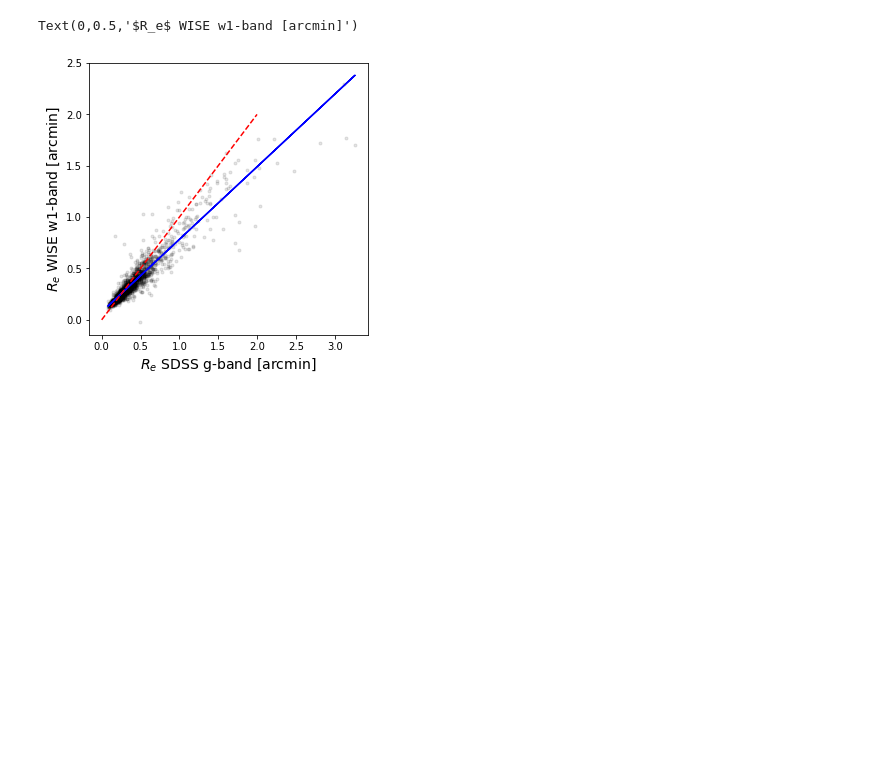
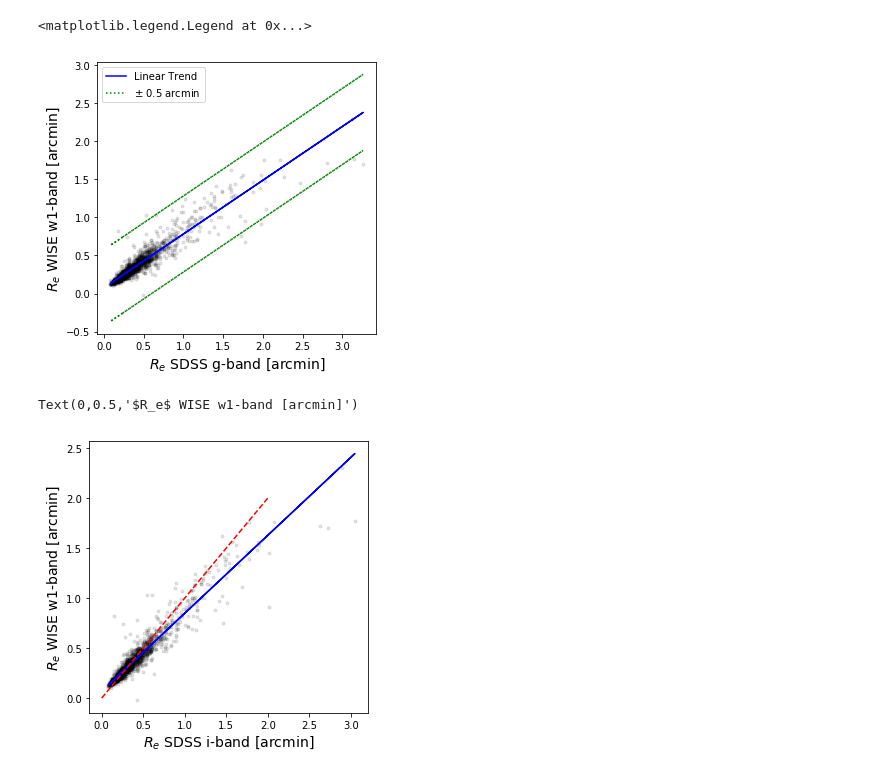
Before and after one commit to jl582/reddening_Ast399, a Jupyter notebook: half_light.ipynb, the cells around one changed output. Drawn from its saved outputs; the diff is of its cells as text; code cells hidden in the pictures; blank space fills up the shorter version.

```diff
--- a/half_light.ipynb
+++ b/half_light.ipynb
@@ -39,20 +39,41 @@ Re_z = table['R50_z']
 Re_w1 = table['R50_w1']
 Re_w2 = table['R50_w2']
 Re_i_z = (1./2)*(Re_i + Re_z) #i+z half light radius
+# %%
+## defining the linear fit
+def linfit(x, m, b):
+    return m * x + b
+fit_g, gfitcov = curve_fit(linfit, Re_g, Re_w1, p0=[1, 2])
+
+#g vs w1
+
+fig = plt.figure(figsize=(5, 5))
+plt.scatter(Re_g, Re_w1, c='k', alpha=0.1, marker='.') # black points
+plt.plot(Re_g, linfit(Re_g, fit_g[0], fit_g[1]), 'b', label='Linear Trend') # blue linear fit
+plt.plot(Re_g, linfit(Re_g, fit_g[0], fit_g[1]+.5), 'g:', label='$\pm$ 0.5 arcmin') # +0.5 arcmin boundary
+plt.plot(Re_g, linfit(Re_g, fit_g[0], fit_g[1]-.5), 'g:') # -0.5 arcmin boundary
+#plt.plot([0,2],[0,2], 'r--')    # equality red line
+#arange = np.arange(0, 3, 1)
+#plt.plot(arange+.5, arange, 'g--')
+#plt.plot(arange-.5, arange, 'g--')
+
+plt.xlabel('$R_e$'+' SDSS g-band [arcmin]', size=14)
+plt.ylabel('$R_e$'+' WISE w1-band [arcmin]', size=14)
+plt.legend()
+# %% [output]
+<matplotlib.legend.Legend at 0x...>
+[figure, added]
 # %%
-## defining the linear fit
-def linfit(x, m, b):
-    return m * x + b
-fit_g, gfitcov = curve_fit(linfit, Re_g, Re_w1, p0=[1, 2])
+fit_i, ifitcov = curve_fit(linfit, Re_i, Re_w1, p0=[1, 2])
 
-#g vs w1
+#i vs w1
 fig = plt.figure(figsize=(5, 5))
-plt.scatter(Re_g, Re_w1, c='k', alpha=0.1, marker='.') # black points
-plt.plot(Re_g, linfit(Re_g, fit_g[0], fit_g[1]), 'b') # blue linear fit
+plt.scatter(Re_i, Re_w1, c='k', alpha=0.1, marker='.') # black points
+plt.plot(Re_i, linfit(Re_i, fit_i[0], fit_i[1]), 'b') # blue linear fit
 plt.plot([0,2],[0,2], 'r--')    # equality red line
 
-plt.xlabel('$R_e$'+' SDSS g-band [arcmin]', size=14)
+plt.xlabel('$R_e$'+' SDSS i-band [arcmin]', size=14)
 plt.ylabel('$R_e$'+' WISE w1-band [arcmin]', size=14)
 # %% [output]
 Text(0,0.5,'$R_e$ WISE w1-band [arcmin]')
-[figure, old version]
+[figure, new version]
```
Also changed, not shown: parts of 9 cells of this notebook.
